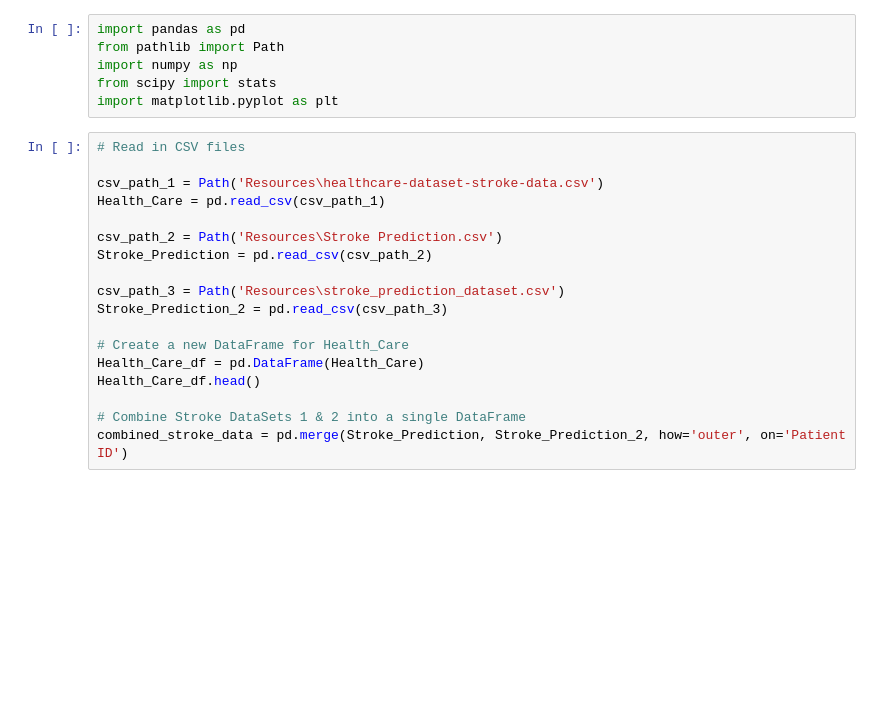
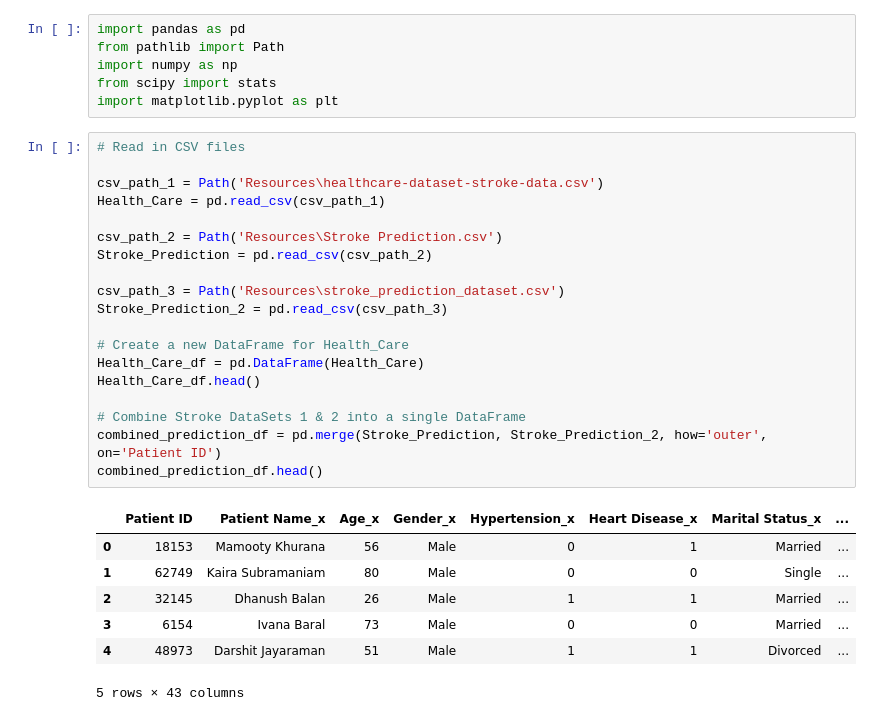
Before and after one commit to eeneedles/group-two-project-one, a Jupyter notebook: test_code_em.ipynb, the cells around one changed output. Drawn from its saved outputs; the diff is of its cells as text; blank space fills up the shorter version.

```diff
--- a/test_code_em.ipynb
+++ b/test_code_em.ipynb
@@ -7,20 +7,29 @@ import matplotlib.pyplot as plt
 # %%
 # Read in CSV files
 
 csv_path_1 = Path('Resources\healthcare-dataset-stroke-data.csv')
 Health_Care = pd.read_csv(csv_path_1)
 
 csv_path_2 = Path('Resources\Stroke Prediction.csv')
 Stroke_Prediction = pd.read_csv(csv_path_2)
 
 csv_path_3 = Path('Resources\stroke_prediction_dataset.csv')
 Stroke_Prediction_2 = pd.read_csv(csv_path_3)
 
 # Create a new DataFrame for Health_Care
 Health_Care_df = pd.DataFrame(Health_Care)
 Health_Care_df.head()
 
 # Combine Stroke DataSets 1 & 2 into a single DataFrame
-combined_stroke_data = pd.merge(Stroke_Prediction, Stroke_Prediction_2, how='outer', on='Patient ID')
+combined_prediction_df = pd.merge(Stroke_Prediction, Stroke_Prediction_2, how='outer', on='Patient ID')
+combined_prediction_df.head()
+# %% [output]
+|  | Patient ID | Patient Name_x | Age_x | Gender_x | Hypertension_x | Heart Disease_x | Marital Status_x | ... |
+| 0 | 18153 | Mamooty Khurana | 56 | Male | 0 | 1 | Married | ... |
+| 1 | 62749 | Kaira Subramaniam | 80 | Male | 0 | 0 | Single | ... |
+| 2 | 32145 | Dhanush Balan | 26 | Male | 1 | 1 | Married | ... |
+| 3 | 6154 | Ivana Baral | 73 | Male | 0 | 0 | Married | ... |
+| 4 | 48973 | Darshit Jayaraman | 51 | Male | 1 | 1 | Divorced | ... |
+5 rows × 43 columns
 # %%
 # Print info on Health_Care
```
Also changed, not shown: parts of 27 cells of this notebook.
